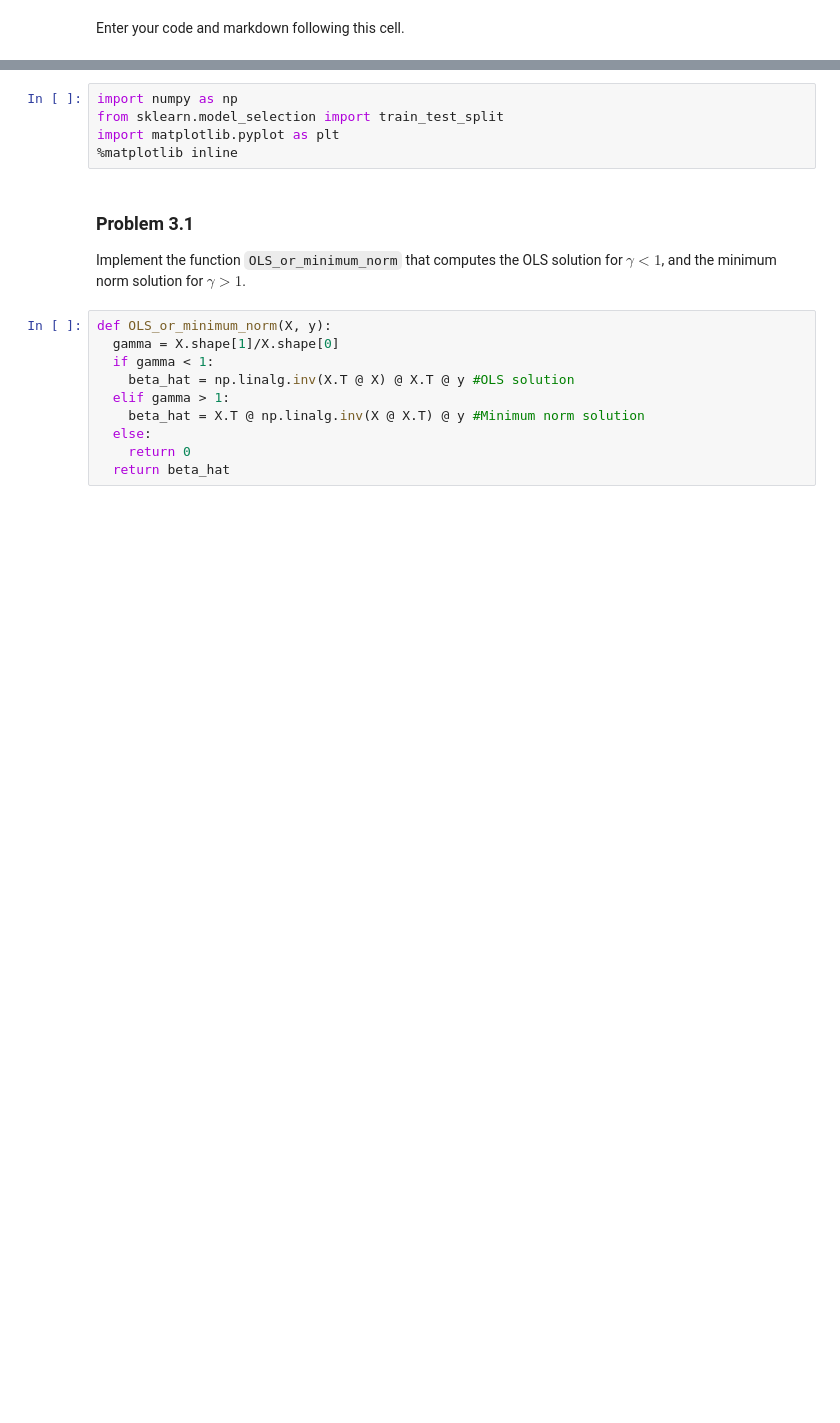
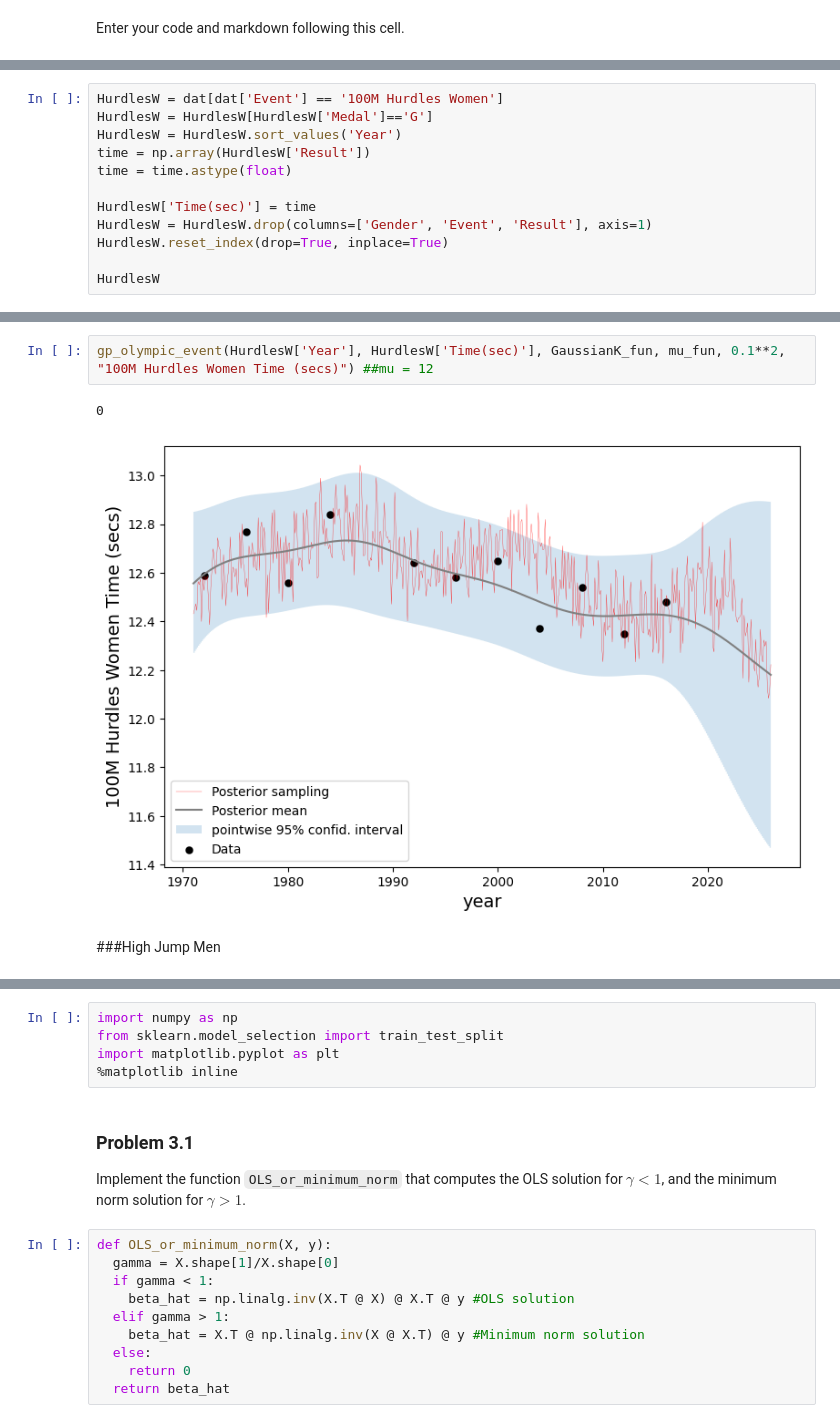
Before and after one commit to RobertKZB/RobertKZB, a Jupyter notebook: assignments/assn2/assn2.ipynb, the cells around one changed output, grey strips where cells are left out. Saved outputs shown, nothing was run; the diff lists cells and outputs as text; blank space fills up the shorter version.

```diff
--- a/assignments/assn2/assn2.ipynb
+++ b/assignments/assn2/assn2.ipynb
@@ -794,0 +952,12 @@ Enter your code and markdown following this cell.
+# %%
+HurdlesW = dat[dat['Event'] == '100M Hurdles Women']
+HurdlesW = HurdlesW[HurdlesW['Medal']=='G']
+HurdlesW = HurdlesW.sort_values('Year')
+time = np.array(HurdlesW['Result'])
+time = time.astype(float)
+
+HurdlesW['Time(sec)'] = time
+HurdlesW = HurdlesW.drop(columns=['Gender', 'Event', 'Result'], axis=1)
+HurdlesW.reset_index(drop=True, inplace=True)
+
+HurdlesW
@@ -794,0 +977,7 @@ Enter your code and markdown following this cell.
+# %%
+gp_olympic_event(HurdlesW['Year'], HurdlesW['Time(sec)'], GaussianK_fun, mu_fun, 0.1**2, "100M Hurdles Women Time (secs)") ##mu = 12
+# %% [output]
+0
+[figure, added]
+# %% [markdown]
+###High Jump Men
```
Also changed, not shown: parts of 19 cells of this notebook.
